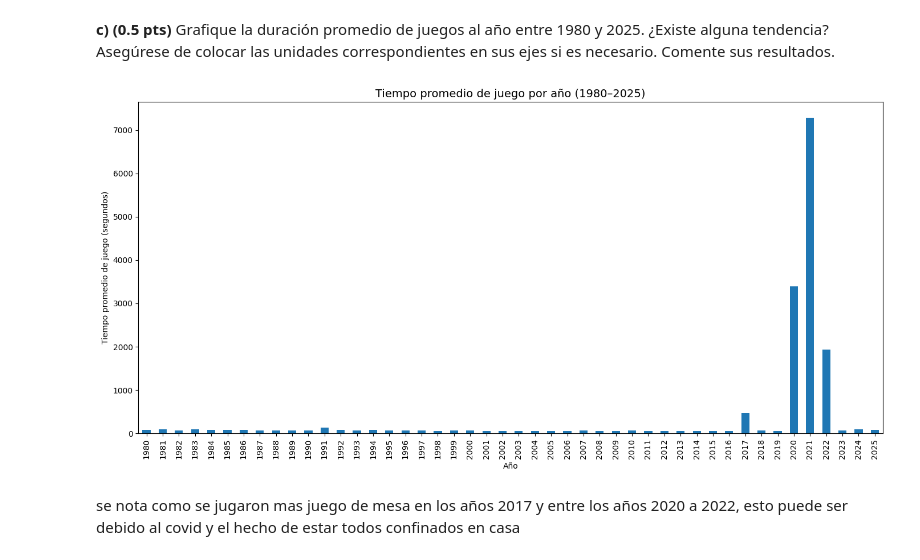
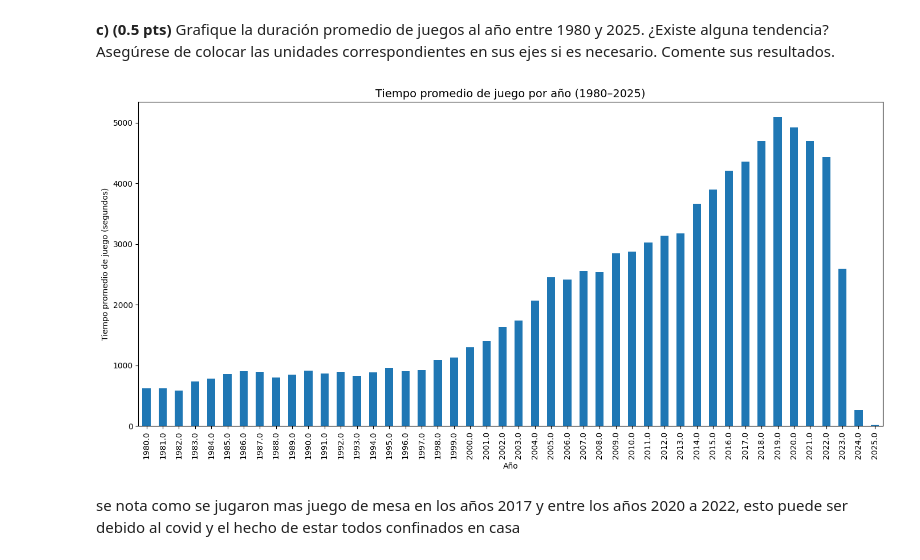
Before and after one commit to esteban78009/IMT2200-Esteban-Cortes, a Jupyter notebook: tareas/tarea 01/IMT2200-25s2 - Tarea 01.ipynb, the cells around one changed output. Drawn from its saved outputs; the diff is of its cells as text; code cells hidden in the pictures.

Commit message:
avance casi completo de la tarea

```diff
--- a/tareas/tarea 01/IMT2200-25s2 - Tarea 01.ipynb
+++ b/tareas/tarea 01/IMT2200-25s2 - Tarea 01.ipynb
@@ -187,7 +196,7 @@ Si bien hay muchas posibles características que podemos explorar para los juego
 # %% [markdown]
 **a) (0.3 pts)** Inspecciones y filtre los datos que tengan valores válidos para: tiempo mínimo de juego, tiempo máximo de juego y complejidad. En el caso de que existan "outliers", puede descartarlos, cosiderando un rango razonable para las variables anteriores. Justifique su desición.
 # %%
-datos_tiempo_de_juego = df_2[["min_time","max_time","complexity"]]
+datos_tiempo_de_juego = df_completo[["min_time","max_time","complexity"]]
 
 print(datos_tiempo_de_juego.head())
 # %% [output]
@@ -202,9 +211,9 @@ se tomaron estos datos por el mismo nombre que poseen, se asume que tanto min/ma
 # %% [markdown]
 **b) (0.2 pts)** Veremos ahora si ha cambiado la duración promedio de los juegos de mesa en nuestro rango de años seleccionado. Primero, cree una nueva columna `avg_time` en el dataset con la duración promedio supuesta para cada juego.
 # %%
-df_2["avg_time"] = ((datos_tiempo_de_juego["min_time"] + datos_tiempo_de_juego["max_time"]) / 2)
+df_completo["avg_time"] = ((datos_tiempo_de_juego["min_time"] + datos_tiempo_de_juego["max_time"]) / 2)
 
-print(df_2["avg_time"].head())
+print(df_completo["avg_time"].head())
 # %% [output]
 0    240.0
 1     30.0
@@ -216,19 +225,19 @@ Name: avg_time, dtype: float64
 **c) (0.5 pts)** Grafique la duración promedio de juegos al año entre 1980 y 2025. ¿Existe alguna tendencia? Asegúrese de colocar las unidades correspondientes en sus ejes si es necesario. Comente sus resultados.
 # %%
 #grafico copiado del anterior, del apartado 3.2 b
-datos_trabajo_actual = df_2[(df_2["year"] >= 1980) & (df_2["year"] <= 2025)]
-avg_time_por_año = datos_trabajo_actual.groupby("year")['avg_time'].mean()
+datos_trabajo_actual = df_completo[(df_completo["year"] >= 1980) & (df_completo["year"] <= 2025)]
+avg_time_por_año = datos_trabajo_actual.groupby("year")['avg_time'].size()
 
 avg_time_por_año.plot(kind="bar", figsize=(14,7))
 
 plt.title("Tiempo promedio de juego por año (1980–2025)", fontsize=14)
 plt.xlabel("Año")
 plt.ylabel("Tiempo promedio de juego (segundos)")
 plt.xticks(rotation=90)
 plt.tight_layout()
 plt.show()
 # %% [output]
-[figure, old version]
+[figure, new version]
 # %% [markdown]
 se nota como se jugaron mas juego de mesa en los años 2017 y entre los años 2020 a 2022, esto puede ser debido al covid y el hecho de estar todos confinados en casa
 # %% [markdown]
```
Also changed, not shown: parts of 9 cells of this notebook, 3 other files.
